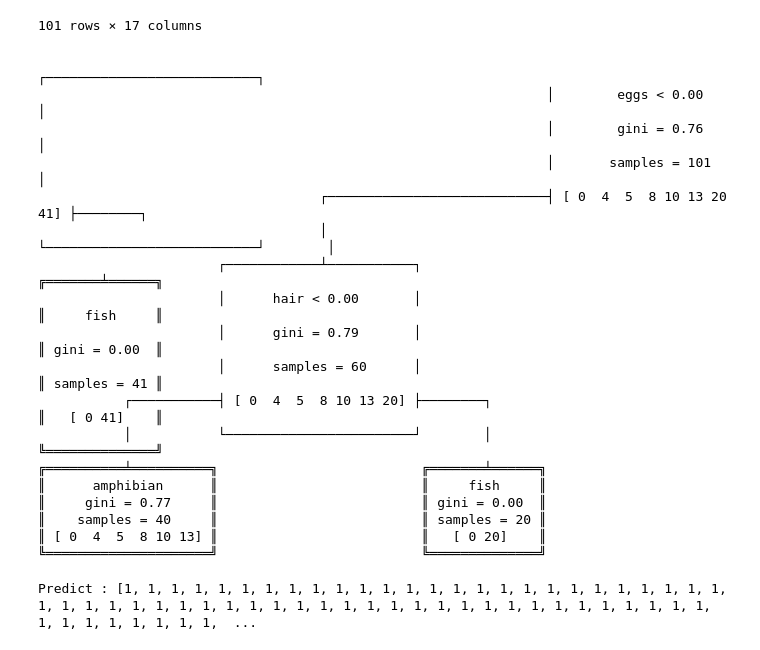
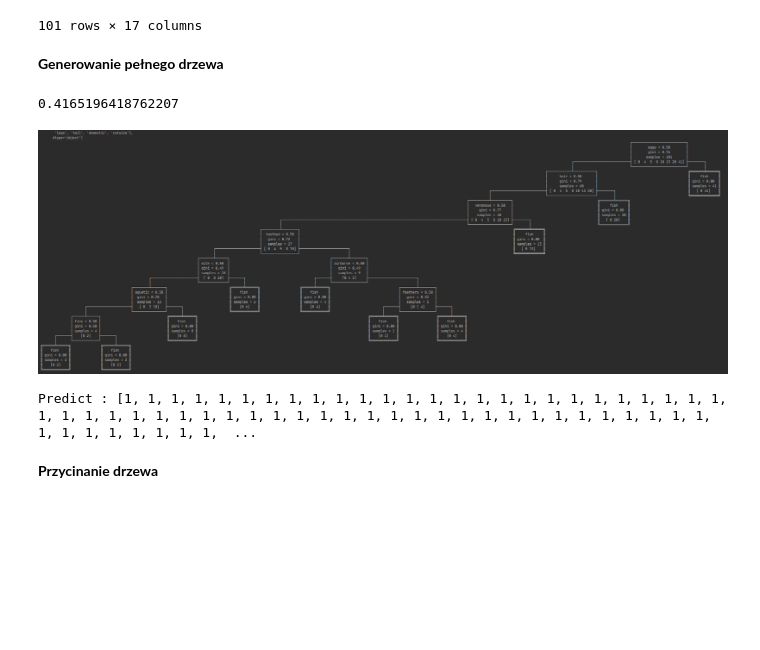
Before and after one commit to wolejnik/master-s-degree, a Jupyter notebook: decision_tree_ML1_L3/decisonTree.ipynb, the cells around one changed output. Drawn from its saved outputs; the diff is of its cells as text; code cells hidden in the pictures; blank space fills up the shorter version.

```diff
--- a/decision_tree_ML1_L3/decisonTree.ipynb
+++ b/decision_tree_ML1_L3/decisonTree.ipynb
@@ -183,30 +185,24 @@ feature_names
 | 99 | worm | False | False | True | False | False | False | False | False | False | ... |
 | 100 | wren | False | True | True | False | True | False | False | False | True | ... |
 101 rows × 17 columns
+# %% [markdown]
+**Generowanie pełnego drzewa**
 # %%
-clf = DecisionTree(max_depth=2)
+start = time.time()
+clf = DecisionTree()
 clf.fit(X, classes_to_binary)
 clf.print_tree(feature_names.columns, target_names, True)
+end = time.time()
+print(f'{end - start}')
 # %% [output]
-                                                                 ┌───────────────────────────┐
-                                                                 │        eggs < 0.00        │
-                                                                 │        gini = 0.76        │
-                                                                 │       samples = 101       │
-                                    ┌────────────────────────────┤ [ 0  4  5  8 10 13 20 41] ├────────┐
-                                    │                            └───────────────────────────┘        │
-                       ┌────────────┴───────────┐                                             ╔═══════╧══════╗
-                       │      hair < 0.00       │                                             ║     fish     ║
-                       │      gini = 0.79       │                                             ║ gini = 0.00  ║
-                       │      samples = 60      │                                             ║ samples = 41 ║
-           ┌───────────┤ [ 0  4  5  8 10 13 20] ├────────┐                                    ║   [ 0 41]    ║
-           │           └────────────────────────┘        │                                    ╚══════════════╝
-╔══════════╧══════════╗                          ╔═══════╧══════╗
-║      amphibian      ║                          ║     fish     ║
-║     gini = 0.77     ║                          ║ gini = 0.00  ║
-║    samples = 40     ║                          ║ samples = 20 ║
-║ [ 0  4  5  8 10 13] ║                          ║   [ 0 20]    ║
-╚═════════════════════╝                          ╚══════════════╝
+0.4165196418762207
+# %%
+Image("./output.png")
+# %% [output]
+[figure, added]
 # %%
 print(f'Predict : {clf.predict(X)}')
 # %% [output]
 Predict : [1, 1, 1, 1, 1, 1, 1, 1, 1, 1, 1, 1, 1, 1, 1, 1, 1, 1, 1, 1, 1, 1, 1, 1, 1, 1, 1, 1, 1, 1, 1, 1, 1, 1, 1, 1, 1, 1, 1, 1, 1, 1, 1, 1, 1, 1, 1, 1, 1, 1, 1, 1, 1, 1, 1, 1, 1, 1, 1, 1, 1, 1, 1,  ...
+# %% [markdown]
+**Przycinanie drzewa**
```
Also changed, not shown: parts of 7 cells of this notebook, 12 other files.
